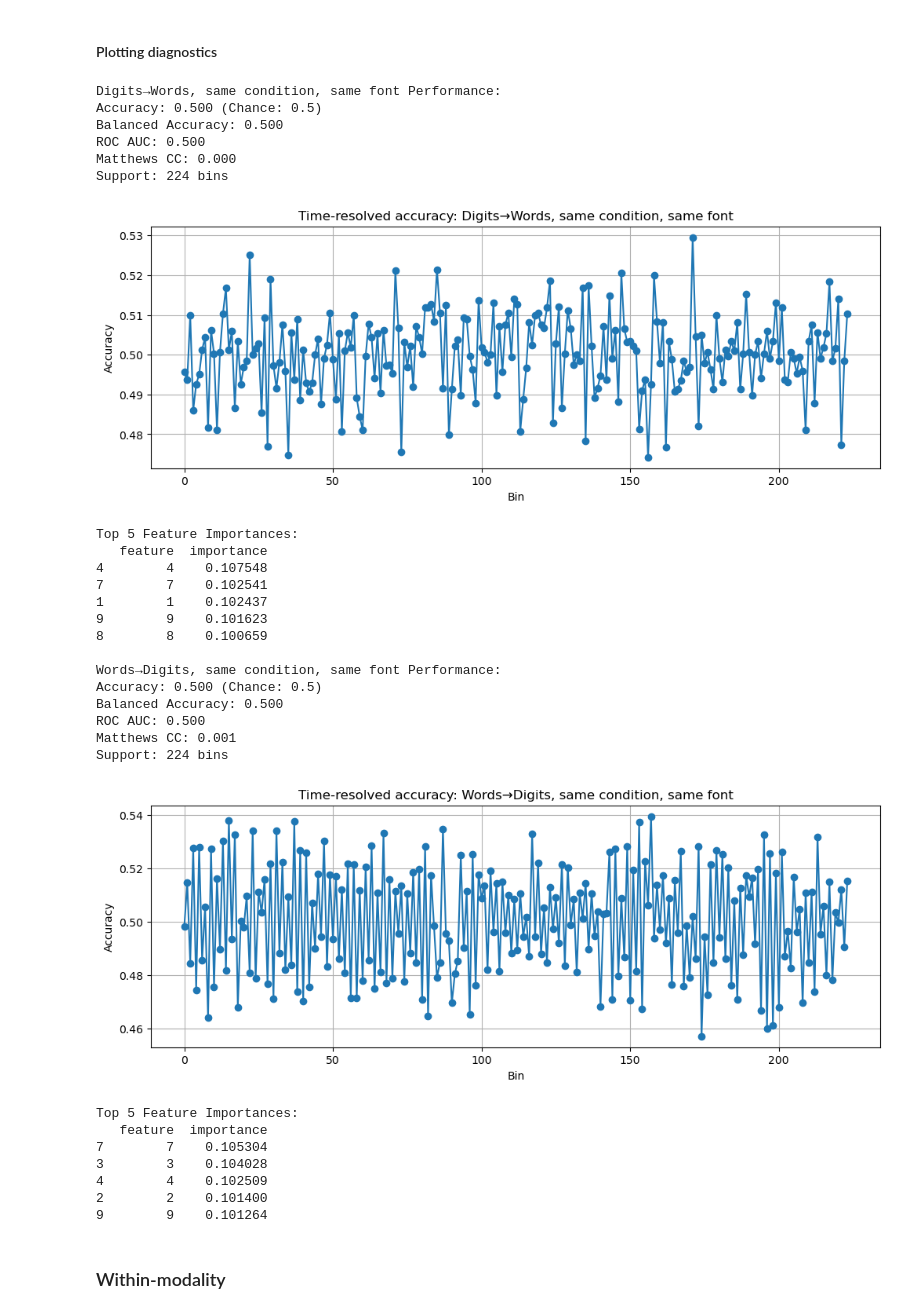
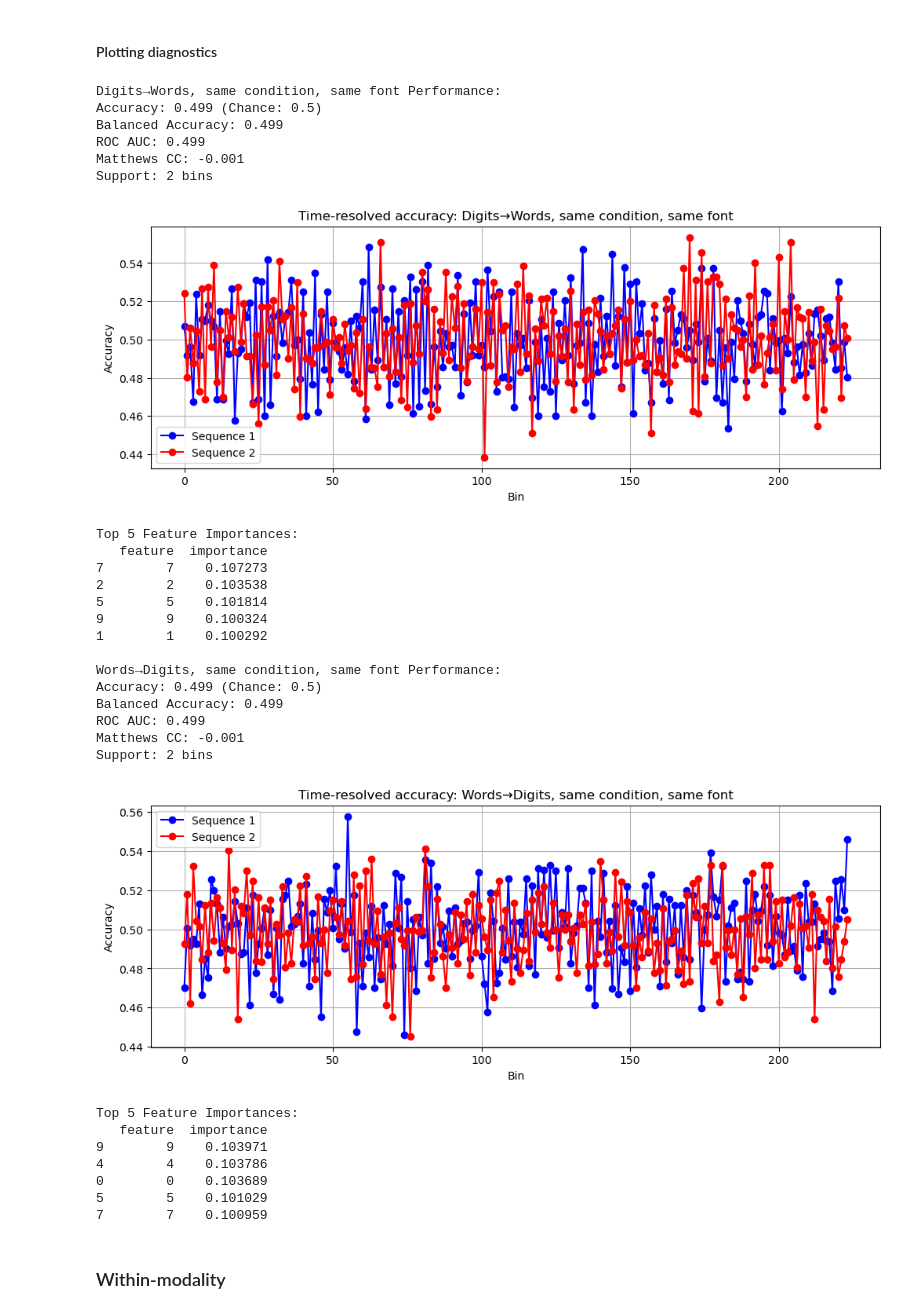
Before and after one commit to ptapal/DIGNUMWORDS, a Jupyter notebook: ML.ipynb, the cells around one changed output. Saved outputs shown, nothing was run; the diff lists cells and outputs as text; code cells hidden in the pictures.

Commit message:
enhancing the plotting and splitting

```diff
--- a/ML.ipynb
+++ b/ML.ipynb
@@ -26,7 +28,7 @@ subjects = [2, 3, 4, 5, 7, 8, 9, 10, 11, 12, 13, 15, 16, 18, 19, 20, 21, 22, 23,
 # %% [markdown]
 ## Baseline
 # %%
-font = '1F'
+font = '20F/A'
 condition = 'Par' #put 'Parity' for parity, 'Control' for control
 # %% [markdown]
 ### Cross-modality
@@ -47,61 +49,67 @@ words_to_dig = evaluate_modality(base_dir, subjects, 'NumWo', font, condition, '
 # %%
 for name, result in [
     ('Digits→Words, same condition, same font', dig_to_words),
     ('Words→Digits, same condition, same font', words_to_dig)
 ]:
     if result:
         print(f"\n{name} Performance:")
         print(f"Accuracy: {result['accuracy']:.3f} (Chance: 0.5)")
         print(f"Balanced Accuracy: {result['balanced_accuracy']:.3f}")
         print(f"ROC AUC: {result['roc_auc']:.3f}")
         print(f"Matthews CC: {result['mcc']:.3f}")
         print(f"Support: {len(result.get('time_resolved', []))} bins" if 'time_resolved' in result else f"Support: {result.get('support', 'N/A')} samples")
 
         if 'time_resolved' in result:
-            bin_acc = result['time_resolved']
-            plt.figure(figsize=(12,4))
-            plt.plot(bin_acc[:,0], bin_acc[:,1], marker='o')
+            bin_acc_all = result['time_resolved']  # list of arrays, one per sequence
+            plt.figure(figsize=(12, 4))
+
+            colors = ['blue', 'red']
+            for seq_idx, bin_acc in enumerate(bin_acc_all):
+                bin_acc = np.array(bin_acc)  # make sure it's an array
+                plt.plot(bin_acc[:, 0], bin_acc[:, 1], marker='o', color=colors[seq_idx % len(colors)], label=f'Sequence {seq_idx+1}')
+
             plt.xlabel('Bin')
             plt.ylabel('Accuracy')
             plt.title(f'Time-resolved accuracy: {name}')
             plt.grid(True)
+            plt.legend()
             plt.show()
 
         if 'feature_importances' in result:
             print("\nTop 5 Feature Importances:")
             print(result['feature_importances'].head(5))
     else:
         print(f"\n{name}: No data available")
 # %% [output]
 Digits→Words, same condition, same font Performance:
-Accuracy: 0.500 (Chance: 0.5)
-Balanced Accuracy: 0.500
-ROC AUC: 0.500
-Matthews CC: 0.000
-Support: 224 bins
+Accuracy: 0.499 (Chance: 0.5)
+Balanced Accuracy: 0.499
+ROC AUC: 0.499
+Matthews CC: -0.001
+Support: 2 bins
-[figure, old version]
+[figure, new version]
 Top 5 Feature Importances:
    feature  importance
-4        4    0.107548
-7        7    0.102541
-1        1    0.102437
-9        9    0.101623
-8        8    0.100659
+7        7    0.107273
+2        2    0.103538
+5        5    0.101814
+9        9    0.100324
+1        1    0.100292
 
 Words→Digits, same condition, same font Performance:
-Accuracy: 0.500 (Chance: 0.5)
-Balanced Accuracy: 0.500
-ROC AUC: 0.500
-Matthews CC: 0.001
-Support: 224 bins
+Accuracy: 0.499 (Chance: 0.5)
+Balanced Accuracy: 0.499
+ROC AUC: 0.499
+Matthews CC: -0.001
+Support: 2 bins
-[figure, old version]
+[figure, new version]
 Top 5 Feature Importances:
    feature  importance
-7        7    0.105304
-3        3    0.104028
-4        4    0.102509
-2        2    0.101400
-9        9    0.101264
+9        9    0.103971
+4        4    0.103786
+0        0    0.103689
+5        5    0.101029
+7        7    0.100959
 # %% [markdown]
 ### Within-modality
 # %% [markdown]
```
Also changed, not shown: parts of 13 cells of this notebook, 4 other files.
